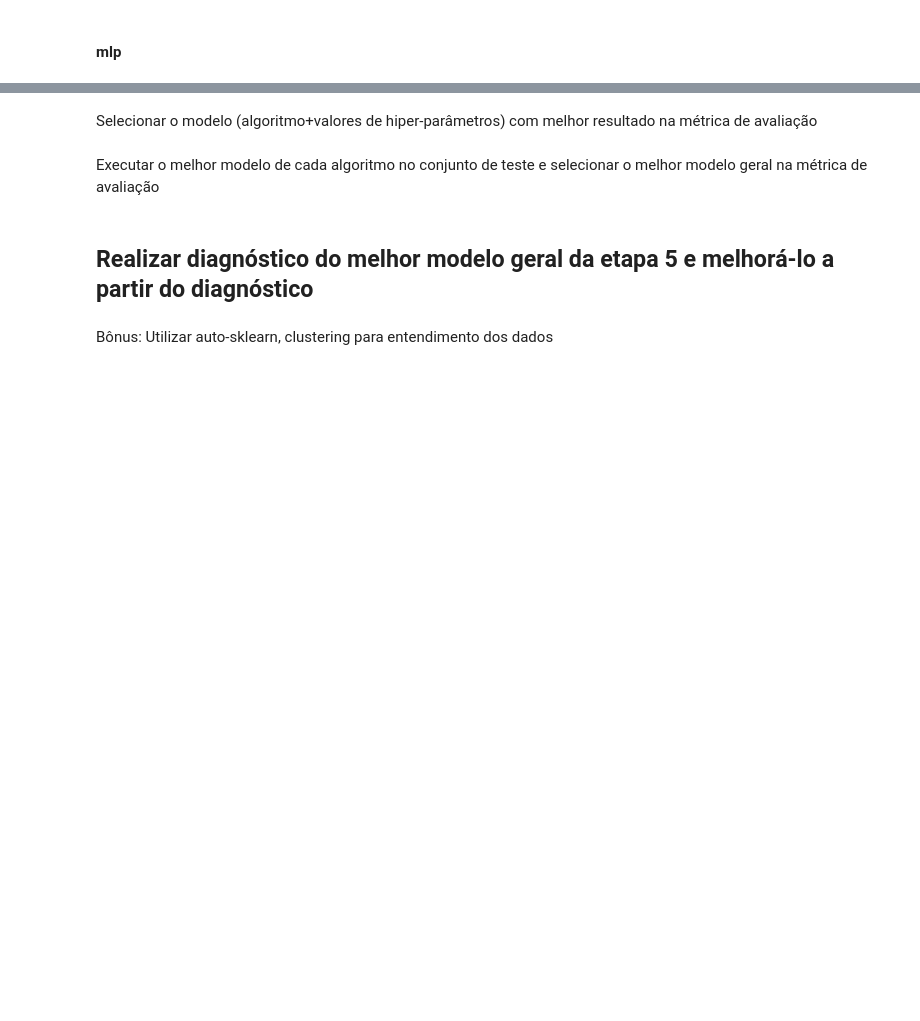
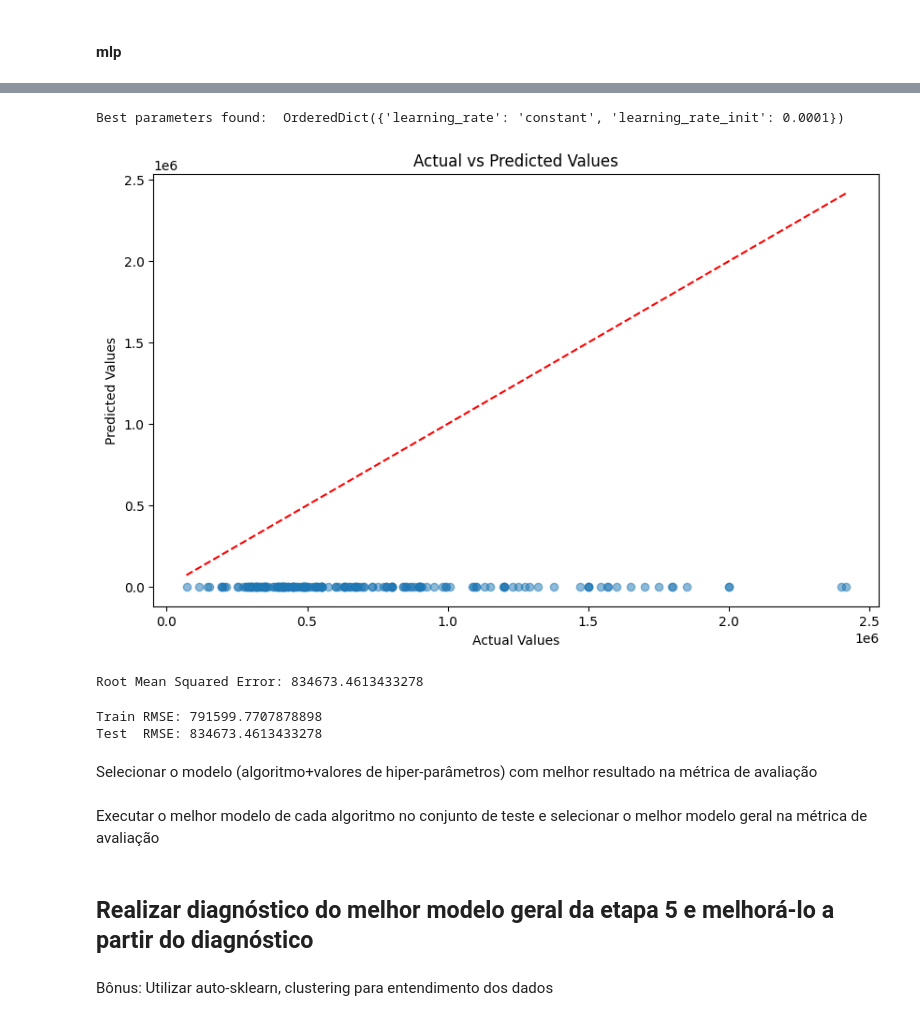
Before and after one commit to DaviMPaiva/scraping, a Jupyter notebook: notebook_analysis/projeto2.ipynb, the cells around one changed output, grey strips where cells are left out. Drawn from its saved outputs; the diff is of its cells as text; code cells hidden in the pictures; blank space fills up the shorter version.

```diff
--- a/notebook_analysis/projeto2.ipynb
+++ b/notebook_analysis/projeto2.ipynb
@@ -215,0 +243,17 @@ def objective_mlpr(**params):
+# %%
+search_space = {
+    'learning_rate':["constant", "invscaling", "adaptive"],
+    'learning_rate_init':[0.01, 0.001, 0.0001]
+}
+# %%
+opt = BayesSearchCV(
+    estimator=mlpr,
+    search_spaces=search_space,
+    n_iter=15,
+    cv=kfold,
+    scoring=mse_scorer,
+    n_jobs=-1,
+    random_state=42
+)
+# %%
+opt.fit(X_val_scaled, y_val)
@@ -216,3 +269,55 @@ def objective_mlpr(**params):
+# %%
+best_model_mlpr = MLPRegressor(**opt.best_params_)
+print("Best parameters found: ", opt.best_params_)
+# %% [output]
+Best parameters found:  OrderedDict({'learning_rate': 'constant', 'learning_rate_init': 0.0001})
+# %%
+# Start an MLflow run
+with mlflow.start_run(run_name="MLPRegressor"):
+    # Log parameters
+    mlflow.log_params(opt.best_params_)
+
+    best_model_mlpr.fit(X_train_scaled,y_train)
+    # Make predictions on the test data
+    y_pred = best_model_mlpr.predict(X_test_scaled)
+    # Calculate the root mean squared error
+    rmse = np.sqrt(mean_squared_error(y_test, y_pred))
+    mlflow.log_metric('RMSE', rmse)
+    # Log the model
+    mlflow.sklearn.log_model(best_model_mlpr, 'model')
+
+    # Plot predicted vs actual values
+    plt.figure(figsize=(10, 6))
+    plt.scatter(y_test, y_pred, alpha=0.5)
+    plt.plot([min(y_test), max(y_test)], [min(y_test), max(y_test)], 'r--')
+    plt.xlabel('Actual Values')
+    plt.ylabel('Predicted Values')
+    plt.title('Actual vs Predicted Values')
+
+    plot_file = "sample_plot.png"
+    plt.savefig(plot_file)
+    mlflow.log_artifact(plot_file, artifact_path="plots")
+
+    plt.show()
+
+    print(f'Root Mean Squared Error: {rmse}')
+# %% [output]
+[figure, added]
+Root Mean Squared Error: 834673.4613433278
+# %%
+y_pred_test = best_model_mlpr.predict(X_test_scaled)
+y_pred_train = best_model_mlpr.predict(X_train_scaled)
+# Calculate MSE for training set
+train_mse = np.sqrt(mean_squared_error(y_train, y_pred_train))
+
+# Calculate MSE for test set
+test_mse = np.sqrt(mean_squared_error(y_test, y_pred_test))
+
+print(f"Train RMSE: {train_mse}")
+print(f"Test  RMSE: {test_mse}")
+# %% [output]
+Train RMSE: 791599.7707878898
+Test  RMSE: 834673.4613433278
 # %% [markdown]
 Selecionar o modelo (algoritmo+valores de hiper-parâmetros) com
 melhor resultado na métrica de avaliação
```
Also changed, not shown: parts of 20 cells of this notebook, 1 other file.
